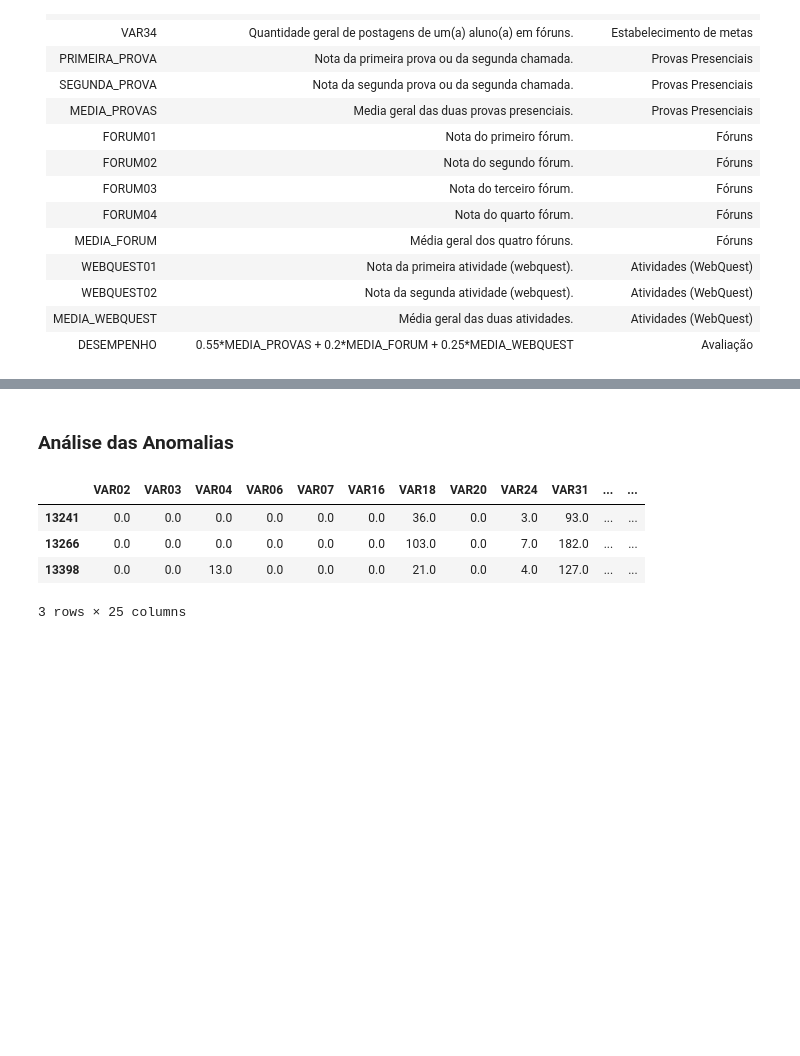
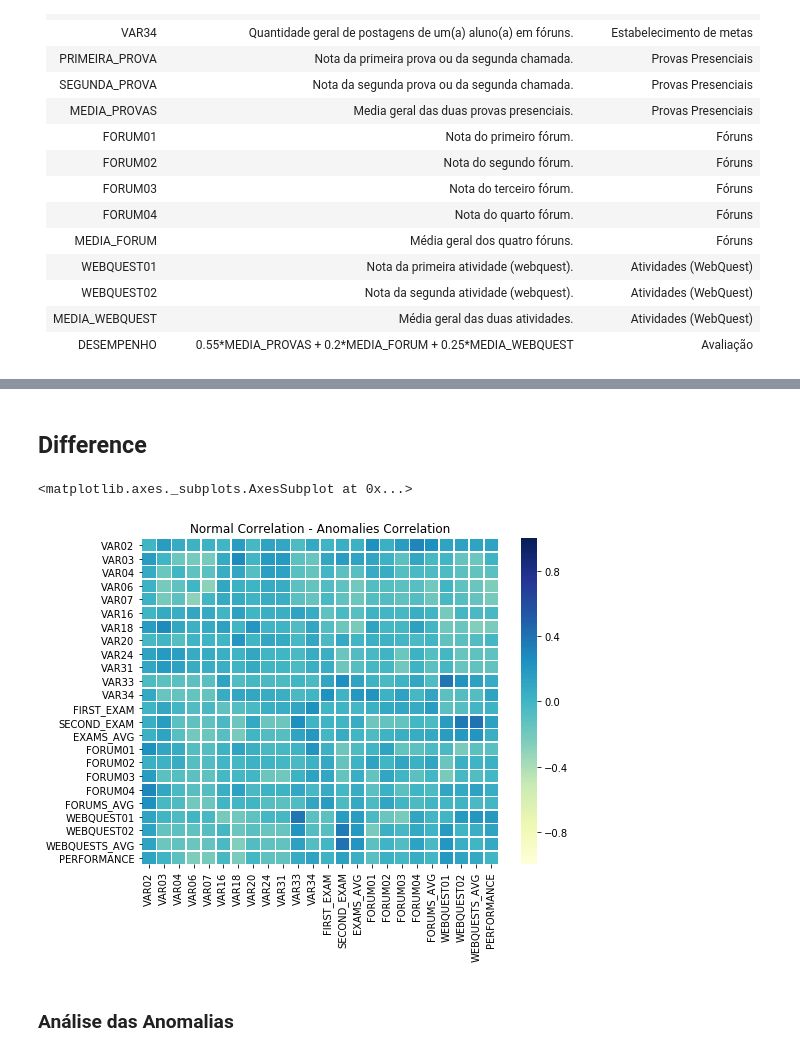
Before and after one commit to Drakmord2/EDM, a Jupyter notebook: Notebooks/Modelagem.ipynb, the cells around one changed output, grey strips where cells are left out. Drawn from its saved outputs; the diff is of its cells as text; code cells hidden in the pictures; blank space fills up the shorter version.

```diff
--- a/Notebooks/Modelagem.ipynb
+++ b/Notebooks/Modelagem.ipynb
@@ -294,12 +301,20 @@ heatmap(anomalias_norm.loc[anomalias_norm["DESEMPENHO_BINARIO"] == 1], "Anomalia
+# %% [markdown]
+## Difference
+# %%
+diff = df_clean_corr - anomalias_corr
+_, ax = plt.subplots(1, 1, figsize=(8,6))
+ax.set_title("Normal Correlation - Anomalies Correlation")
+sns.heatmap(
+    diff,
+    xticklabels=diff.columns,
+    yticklabels=diff.columns,
+    cmap="YlGnBu",
+    linewidth=0.5,
+    vmin=-1,
+    vmax=1,
+    ax=ax)
+# %% [output]
+<matplotlib.axes._subplots.AxesSubplot at 0x...>
+[figure, added]
 # %% [markdown]
 ### Análise das Anomalias
-# %%
-# Desnormalização
-anomalias_denorm = denormalize(anomalias_norm)
-anomalias_denorm.head(3)
-# %% [output]
-|  | VAR02 | VAR03 | VAR04 | VAR06 | VAR07 | VAR16 | VAR18 | VAR20 | VAR24 | VAR31 | ... | ... |
-| 13241 | 0.0 | 0.0 | 0.0 | 0.0 | 0.0 | 0.0 | 36.0 | 0.0 | 3.0 | 93.0 | ... | ... |
-| 13266 | 0.0 | 0.0 | 0.0 | 0.0 | 0.0 | 0.0 | 103.0 | 0.0 | 7.0 | 182.0 | ... | ... |
-| 13398 | 0.0 | 0.0 | 13.0 | 0.0 | 0.0 | 0.0 | 21.0 | 0.0 | 4.0 | 127.0 | ... | ... |
-3 rows × 25 columns
```
Also changed, not shown: parts of 9 cells of this notebook.
